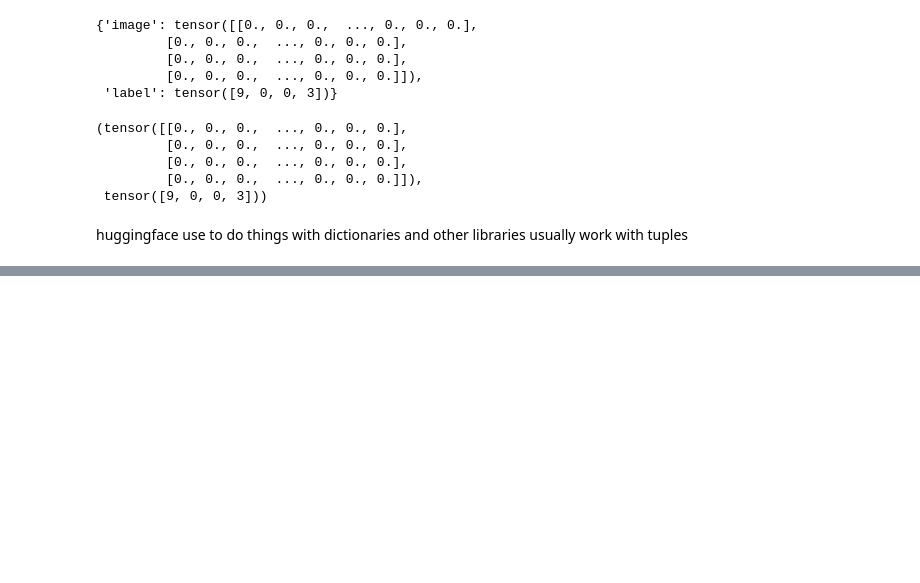
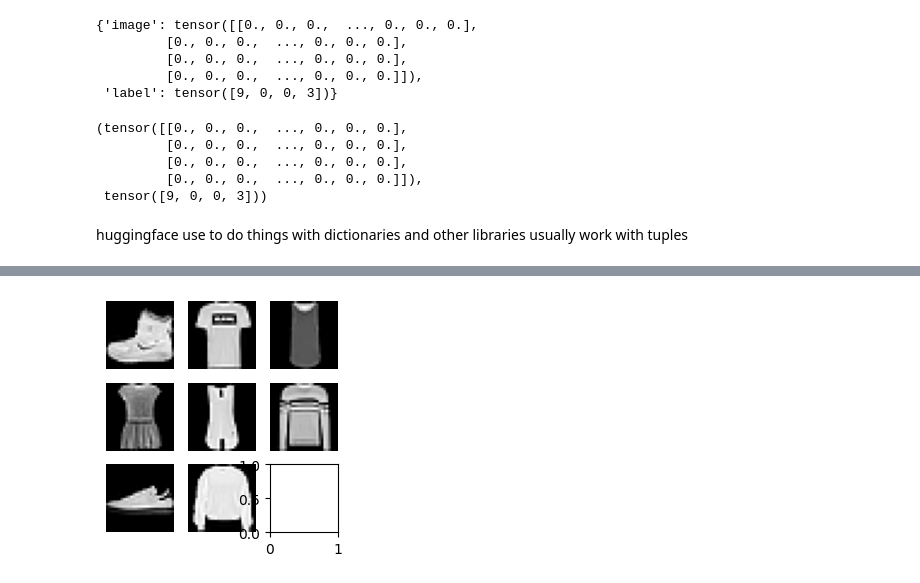
Before and after one commit to GregLed/fastai_2022, a Jupyter notebook: lec14_datasets.ipynb, the cells around one changed output, grey strips where cells are left out. Saved outputs shown, nothing was run; the diff lists cells and outputs as text; code cells hidden in the pictures; blank space fills up the shorter version.

```diff
--- a/lec14_datasets.ipynb
+++ b/lec14_datasets.ipynb
@@ -339,0 +400,16 @@ huggingface use to do things with dictionaries and other libraries usually work
+# %%
+@fc.delegates(plt.subplots, keep=True)
+def subplots(
+    nrows:int=1, # Number of rows in returned axes grid
+    ncols:int=1, # Number of columns in returned axes grid
+    figsize:tuple=None, # Width, height in inches of the returned figure
+    imsize:int=3, # Size (in inches) of images that will be displayed in the returned figure
+    suptitle:str=None, # Title to be set to returned figure
+    **kwargs
+): # fig and axs
+    "A figure and set of subplots to display images of `imsize` inches"
+    if figsize is None: figsize=(ncols*imsize, nrows*imsize)
+    fig,ax = plt.subplots(nrows, ncols, figsize=figsize, **kwargs)
+    if suptitle is not None: fig.suptitle(suptitle)
+    if nrows*ncols==1: ax = np.array([ax])
+    return fig,ax
@@ -339,0 +451,6 @@ huggingface use to do things with dictionaries and other libraries usually work
+# %%
+fig,axs = subplots(3,3, imsize=1)
+imgs = xb[:8]
+for ax,img in zip(axs.flat,imgs): show_image(img.view(28,28), ax)
+# %% [output]
+[figure, added]
```
Also changed, not shown: parts of 20 cells of this notebook, 1 other file.
